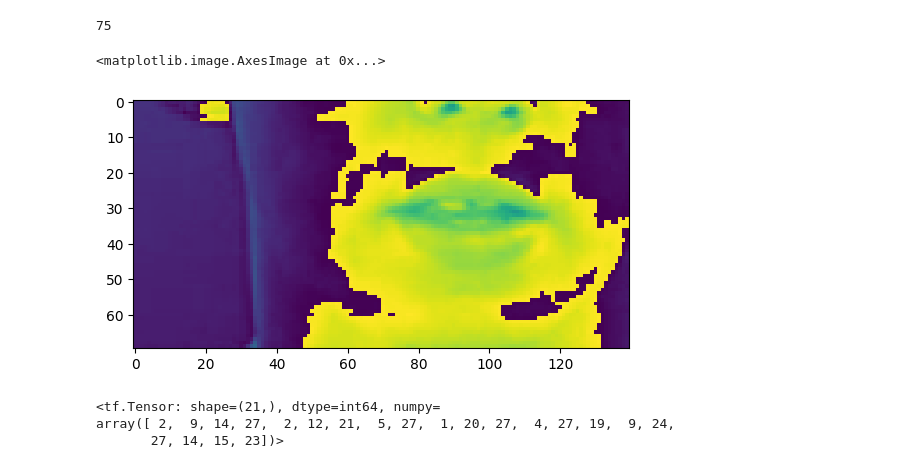
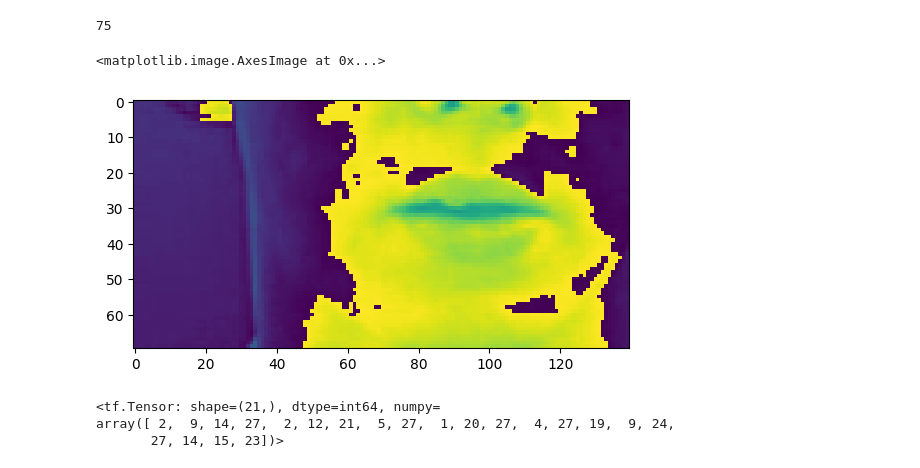
Before and after one commit to liazylee/lip_reading, a Jupyter notebook: src/lipNet/LipNet_modify_with_higher_resolution_and_more_datasets.ipynb, the cells around one changed output. Drawn from its saved outputs; the diff is of its cells as text; code cells hidden in the pictures.

```diff
--- a/src/lipNet/LipNet_modify_with_higher_resolution_and_more_datasets.ipynb
+++ b/src/lipNet/LipNet_modify_with_higher_resolution_and_more_datasets.ipynb
@@ -198,10 +200,10 @@ print(len(frames))
 # %% [output]
 75
 # %%
-plt.imshow(frames[40][:, :, 0])
+plt.imshow(frames[45][:, :, 0])
 # %% [output]
 <matplotlib.image.AxesImage at 0x...>
-[figure, old version]
+[figure, new version]
 # %%
 alignments
 # %% [output]
```
Also changed, not shown: parts of 10 cells of this notebook, 5 other files.
